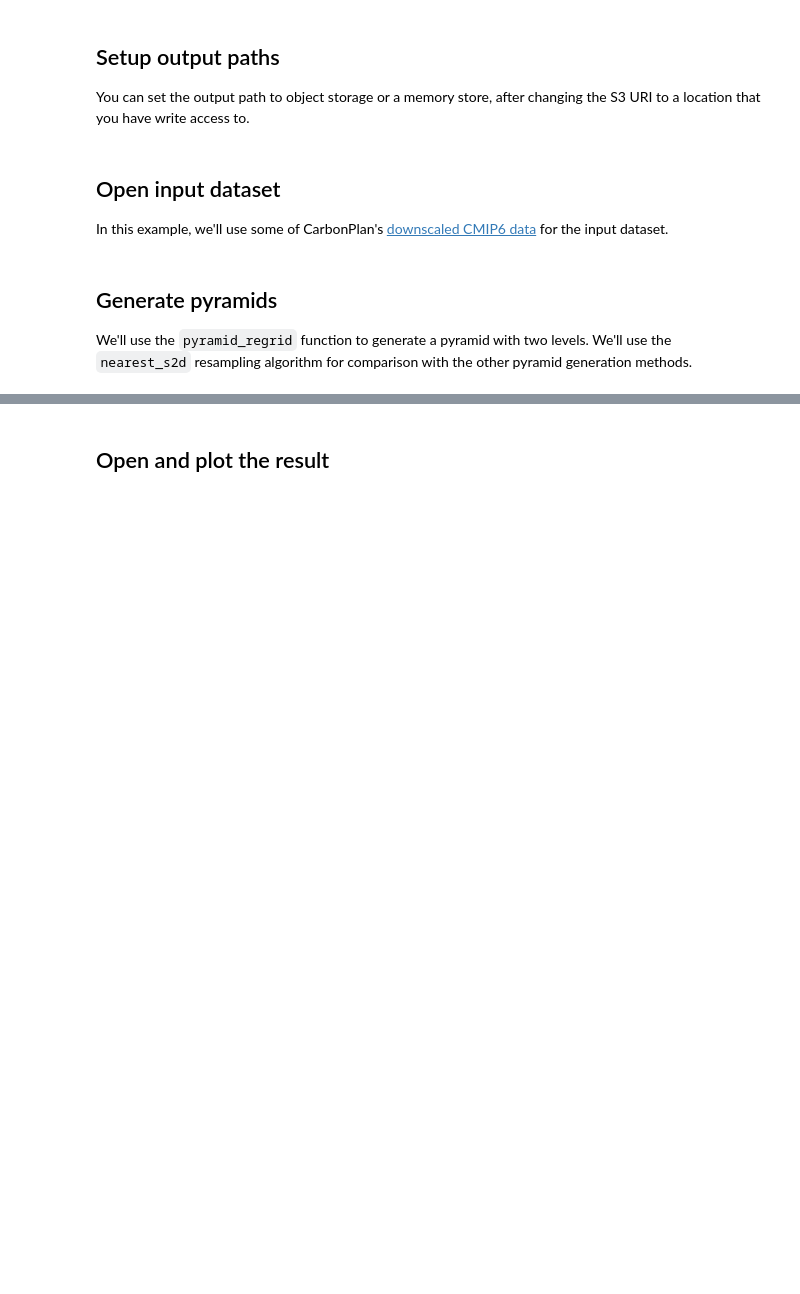
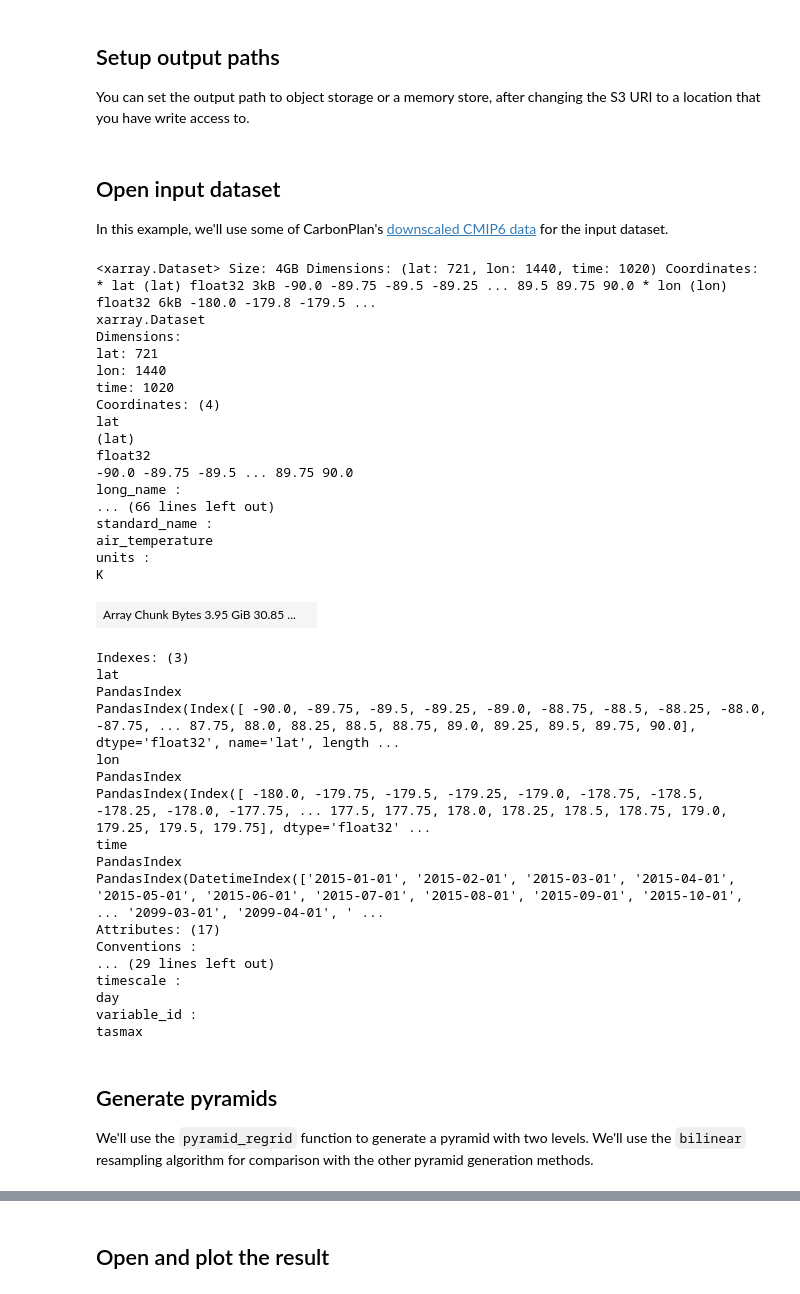
Before and after one commit to carbonplan/ndpyramid, a Jupyter notebook: docs/examples/pyramid-regrid.ipynb, the cells around one changed output, grey strips where cells are left out. Saved outputs shown, nothing was run; the diff lists cells and outputs as text; code cells hidden in the pictures; blank space fills up the shorter version.

```diff
--- a/docs/examples/pyramid-regrid.ipynb
+++ b/docs/examples/pyramid-regrid.ipynb
@@ -27,13 +27,51 @@ In this example, we'll use some of CarbonPlan's [downscaled CMIP6 data](https://
 # %%
 # Open the dataset
 ds = xr.open_zarr(
-    'https://rice1.osn.mghpcc.org/carbonplan/cp-cmip/version1/rechunked_data/GARD-SV/ScenarioMIP.CCCma.CanESM5.ssp245.r1i1p1f1.month.GARD-SV.tasmax.zarr'
+    'https://rice1.osn.mghpcc.org/carbonplan/cp-cmip/version1/rechunked_data/GARD-SV/ScenarioMIP.CCCma.CanESM5.ssp245.r1i1p1f1.month.GARD-SV.tasmax.zarr',
+    chunks={},
 )
 ds = ds.rio.write_crs("EPSG:4326")
+ds
+# %% [output]
+<xarray.Dataset> Size: 4GB Dimensions: (lat: 721, lon: 1440, time: 1020) Coordinates: * lat (lat) float32 3kB -90.0 -89.75 -89.5 -89.25 ... 89.5 89.75 90.0 * lon (lon) float32 6kB -180.0 -179.8 -179.5 ...
+xarray.Dataset
+Dimensions:
+lat: 721
+lon: 1440
+time: 1020
+Coordinates: (4)
+lat
+(lat)
+float32
+-90.0 -89.75 -89.5 ... 89.75 90.0
+long_name :
+... (66 lines left out)
+standard_name :
+air_temperature
+units :
+K
+| Array Chunk Bytes 3.95 GiB 30.85 ... |  |
+Indexes: (3)
+lat
+PandasIndex
+PandasIndex(Index([ -90.0, -89.75, -89.5, -89.25, -89.0, -88.75, -88.5, -88.25, -88.0, -87.75, ... 87.75, 88.0, 88.25, 88.5, 88.75, 89.0, 89.25, 89.5, 89.75, 90.0], dtype='float32', name='lat', length ...
+lon
+PandasIndex
+PandasIndex(Index([ -180.0, -179.75, -179.5, -179.25, -179.0, -178.75, -178.5, -178.25, -178.0, -177.75, ... 177.5, 177.75, 178.0, 178.25, 178.5, 178.75, 179.0, 179.25, 179.5, 179.75], dtype='float32' ...
+time
+PandasIndex
+PandasIndex(DatetimeIndex(['2015-01-01', '2015-02-01', '2015-03-01', '2015-04-01', '2015-05-01', '2015-06-01', '2015-07-01', '2015-08-01', '2015-09-01', '2015-10-01', ... '2099-03-01', '2099-04-01', ' ...
+Attributes: (17)
+Conventions :
+... (29 lines left out)
+timescale :
+day
+variable_id :
+tasmax
 # %% [markdown]
 ## Generate pyramids
 
-We'll use the `pyramid_regrid` function to generate a pyramid with two levels. We'll use the `nearest_s2d` resampling algorithm for comparison with the other pyramid generation methods.
+We'll use the `pyramid_regrid` function to generate a pyramid with two levels. We'll use the `bilinear` resampling algorithm for comparison with the other pyramid generation methods.
 # %%
 %%time
 levels = 2
```
Also changed, not shown: parts of 3 cells of this notebook, 3 other files.
